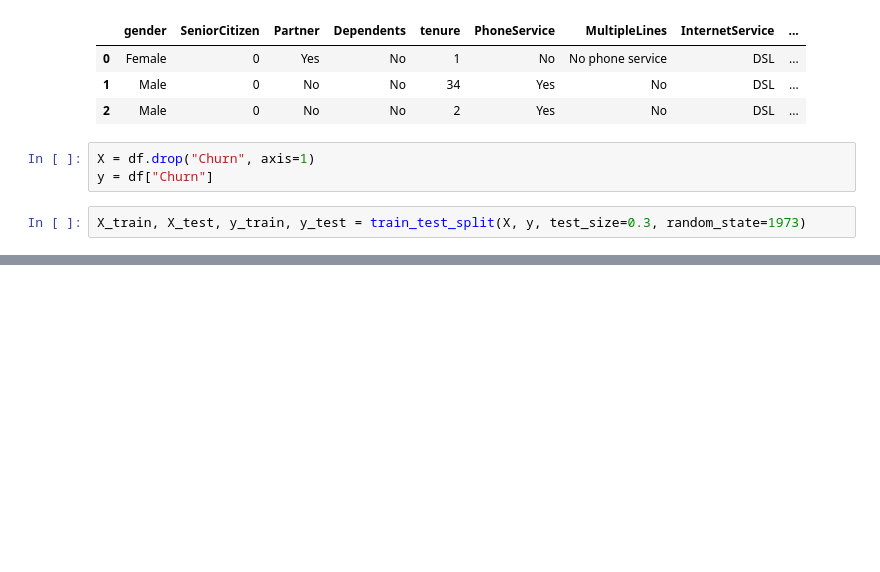
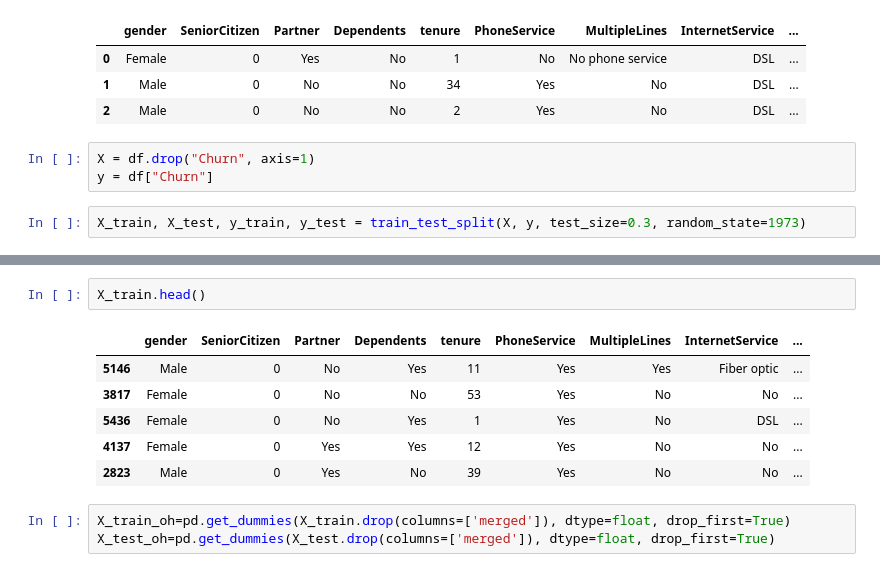
Before and after one commit to GrzegKrajewski/Churn_Pred_XGB_LR_RF, a Jupyter notebook: Code.ipynb, the cells around one changed output, grey strips where cells are left out. Drawn from its saved outputs; the diff is of its cells as text; blank space fills up the shorter version.

```diff
--- a/Code.ipynb
+++ b/Code.ipynb
@@ -231,0 +251,12 @@ X_train, X_test, y_train, y_test = train_test_split(X, y, test_size=0.3, random_
+# %%
+X_train.head()
+# %% [output]
+|  | gender | SeniorCitizen | Partner | Dependents | tenure | PhoneService | MultipleLines | InternetService | ... |
+| 5146 | Male | 0 | No | Yes | 11 | Yes | Yes | Fiber optic | ... |
+| 3817 | Female | 0 | No | No | 53 | Yes | No | No | ... |
+| 5436 | Female | 0 | No | Yes | 1 | Yes | No | DSL | ... |
+| 4137 | Female | 0 | Yes | Yes | 12 | Yes | No | No | ... |
+| 2823 | Male | 0 | Yes | No | 39 | Yes | No | No | ... |
+# %%
+X_train_oh=pd.get_dummies(X_train.drop(columns=['merged']), dtype=float, drop_first=True)
+X_test_oh=pd.get_dummies(X_test.drop(columns=['merged']), dtype=float, drop_first=True)
```
Also changed, not shown: parts of 14 cells of this notebook.
